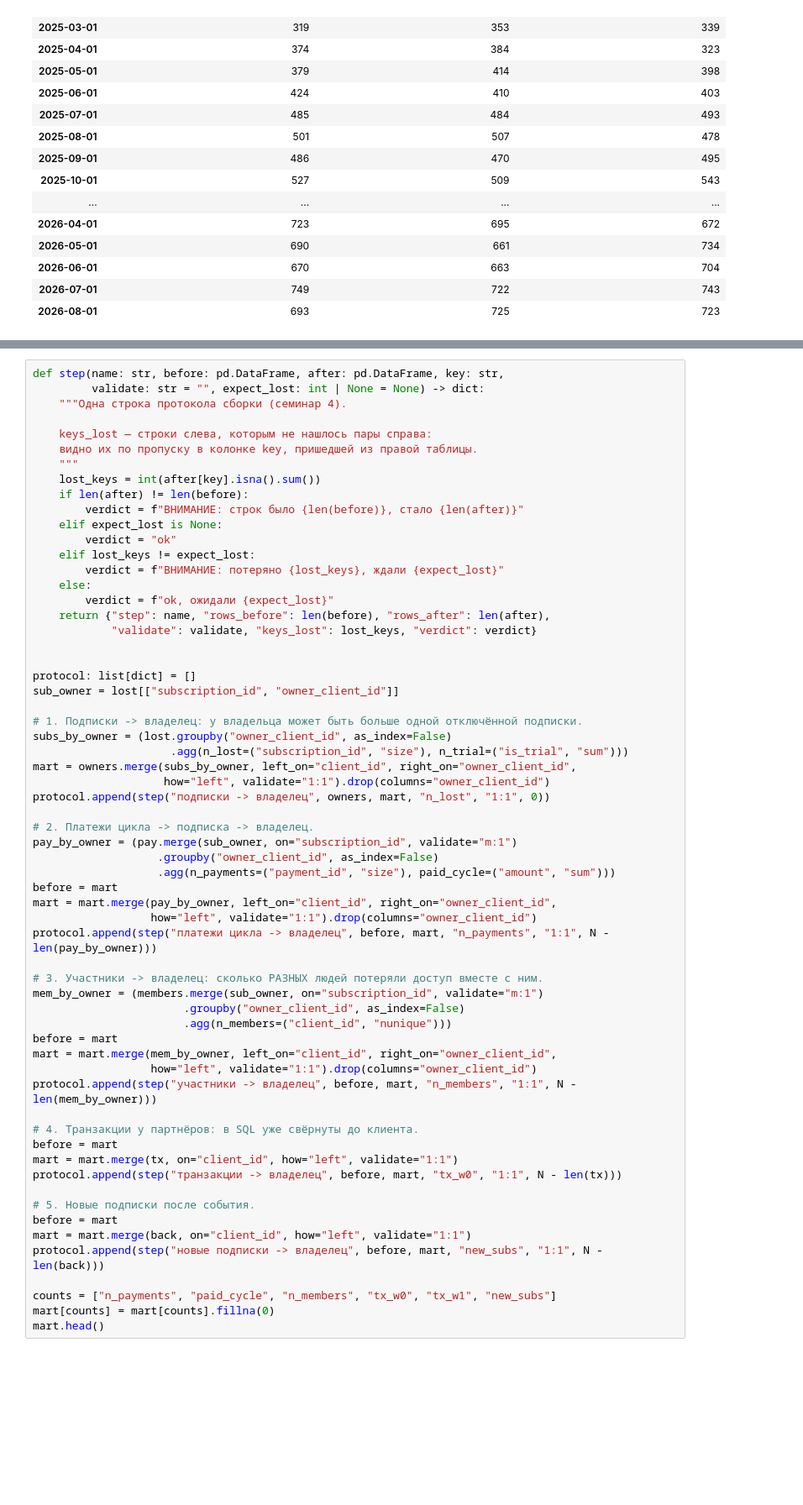
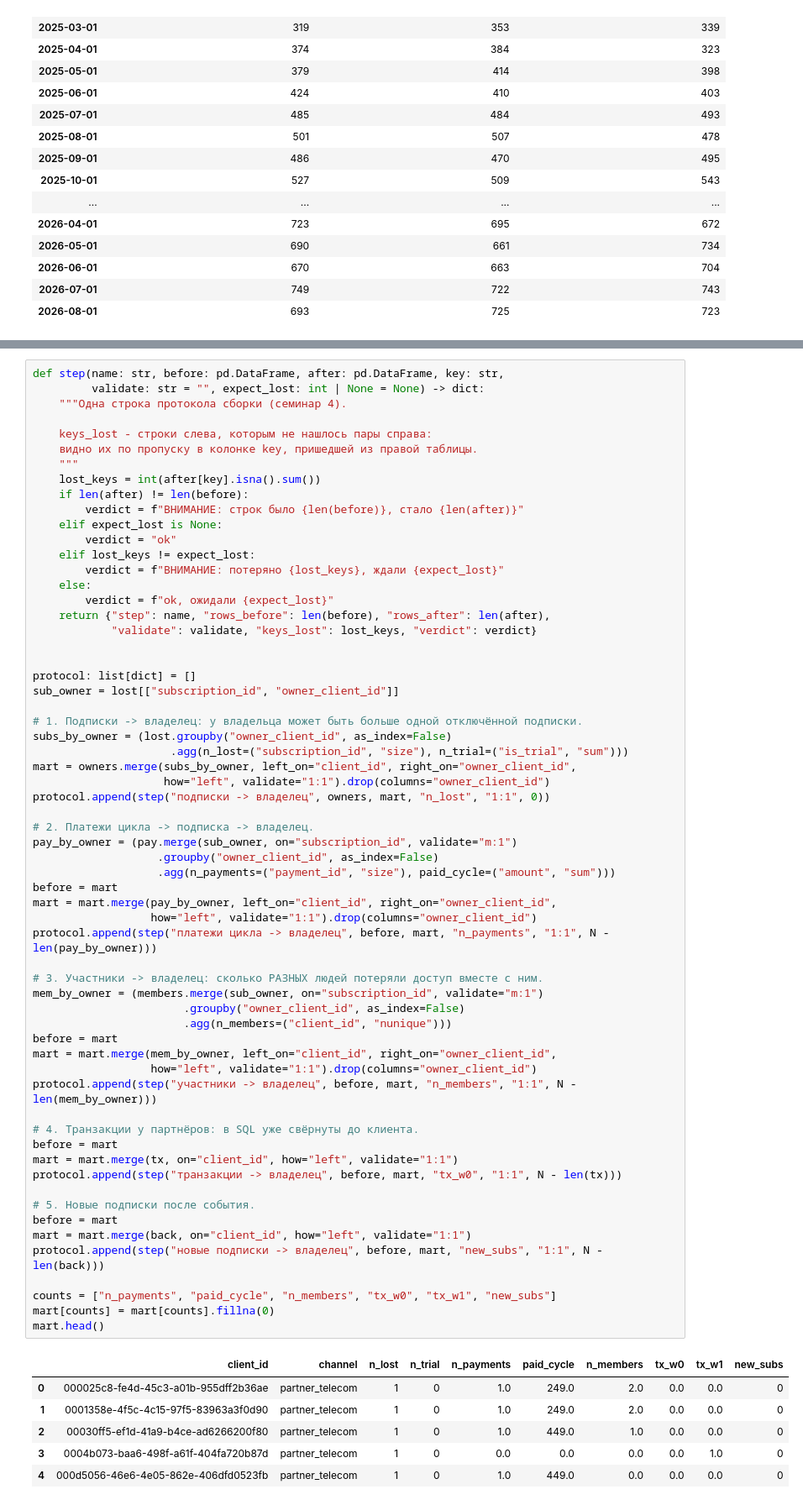
Before and after one commit to koriarstras/Ves_semestr, a Jupyter notebook: notebooks/project1.ipynb, the cells around one changed output, grey strips where cells are left out. Shown at 84% size. Drawn from its saved outputs; the diff is of its cells as text; blank space fills up the shorter version.

```diff
--- a/notebooks/project1.ipynb
+++ b/notebooks/project1.ipynb
@@ -713,7 +786,7 @@ def step(name: str, before: pd.DataFrame, after: pd.DataFrame, key: str,
          validate: str = "", expect_lost: int | None = None) -> dict:
     """Одна строка протокола сборки (семинар 4).
 
-    keys_lost — строки слева, которым не нашлось пары справа:
+    keys_lost - строки слева, которым не нашлось пары справа:
     видно их по пропуску в колонке key, пришедшей из правой таблицы.
     """
     lost_keys = int(after[key].isna().sum())
@@ -743,33 +816,40 @@ protocol.append(step("подписки -> владелец", owners, mart, "n_lo
 pay_by_owner = (pay.merge(sub_owner, on="subscription_id", validate="m:1")
                    .groupby("owner_client_id", as_index=False)
                    .agg(n_payments=("payment_id", "size"), paid_cycle=("amount", "sum")))
 before = mart
 mart = mart.merge(pay_by_owner, left_on="client_id", right_on="owner_client_id",
                   how="left", validate="1:1").drop(columns="owner_client_id")
 protocol.append(step("платежи цикла -> владелец", before, mart, "n_payments", "1:1", N - len(pay_by_owner)))
 
 # 3. Участники -> владелец: сколько РАЗНЫХ людей потеряли доступ вместе с ним.
 mem_by_owner = (members.merge(sub_owner, on="subscription_id", validate="m:1")
                        .groupby("owner_client_id", as_index=False)
                        .agg(n_members=("client_id", "nunique")))
 before = mart
 mart = mart.merge(mem_by_owner, left_on="client_id", right_on="owner_client_id",
                   how="left", validate="1:1").drop(columns="owner_client_id")
 protocol.append(step("участники -> владелец", before, mart, "n_members", "1:1", N - len(mem_by_owner)))
 
 # 4. Транзакции у партнёров: в SQL уже свёрнуты до клиента.
 before = mart
 mart = mart.merge(tx, on="client_id", how="left", validate="1:1")
 protocol.append(step("транзакции -> владелец", before, mart, "tx_w0", "1:1", N - len(tx)))
 
 # 5. Новые подписки после события.
 before = mart
 mart = mart.merge(back, on="client_id", how="left", validate="1:1")
 protocol.append(step("новые подписки -> владелец", before, mart, "new_subs", "1:1", N - len(back)))
 
 counts = ["n_payments", "paid_cycle", "n_members", "tx_w0", "tx_w1", "new_subs"]
 mart[counts] = mart[counts].fillna(0)
 mart.head()
+# %% [output]
+|  | client_id | channel | n_lost | n_trial | n_payments | paid_cycle | n_members | tx_w0 | tx_w1 | new_subs |
+| 0 | 000025c8-fe4d-45c3-a01b-955dff2b36ae | partner_telecom | 1 | 0 | 1.0 | 249.0 | 2.0 | 0.0 | 0.0 | 0 |
+| 1 | 0001358e-4f5c-4c15-97f5-83963a3f0d90 | partner_telecom | 1 | 0 | 1.0 | 249.0 | 2.0 | 0.0 | 0.0 | 0 |
+| 2 | 00030ff5-ef1d-41a9-b4ce-ad6266200f80 | partner_telecom | 1 | 0 | 1.0 | 449.0 | 1.0 | 0.0 | 0.0 | 0 |
+| 3 | 0004b073-baa6-498f-a61f-404fa720b87d | partner_telecom | 1 | 0 | 0.0 | 0.0 | 0.0 | 0.0 | 1.0 | 0 |
+| 4 | 000d5056-46e6-4e05-862e-406dfd0523fb | partner_telecom | 1 | 0 | 1.0 | 449.0 | 0.0 | 0.0 | 0.0 | 0 |
 # %%
 # Независимые контроли: считаются в SQL другим путём, без витрины.
 money_control = q("""
```
Also changed, not shown: parts of 35 cells of this notebook.
